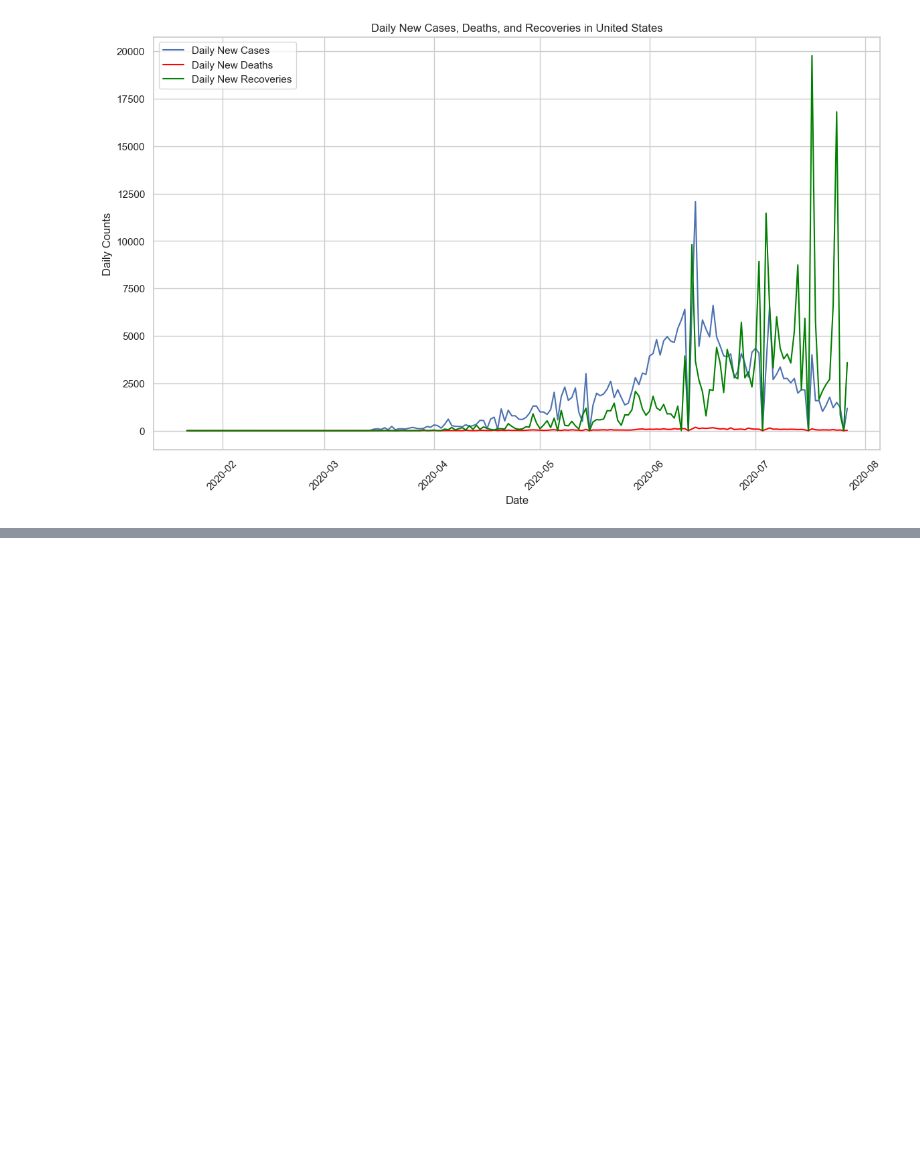
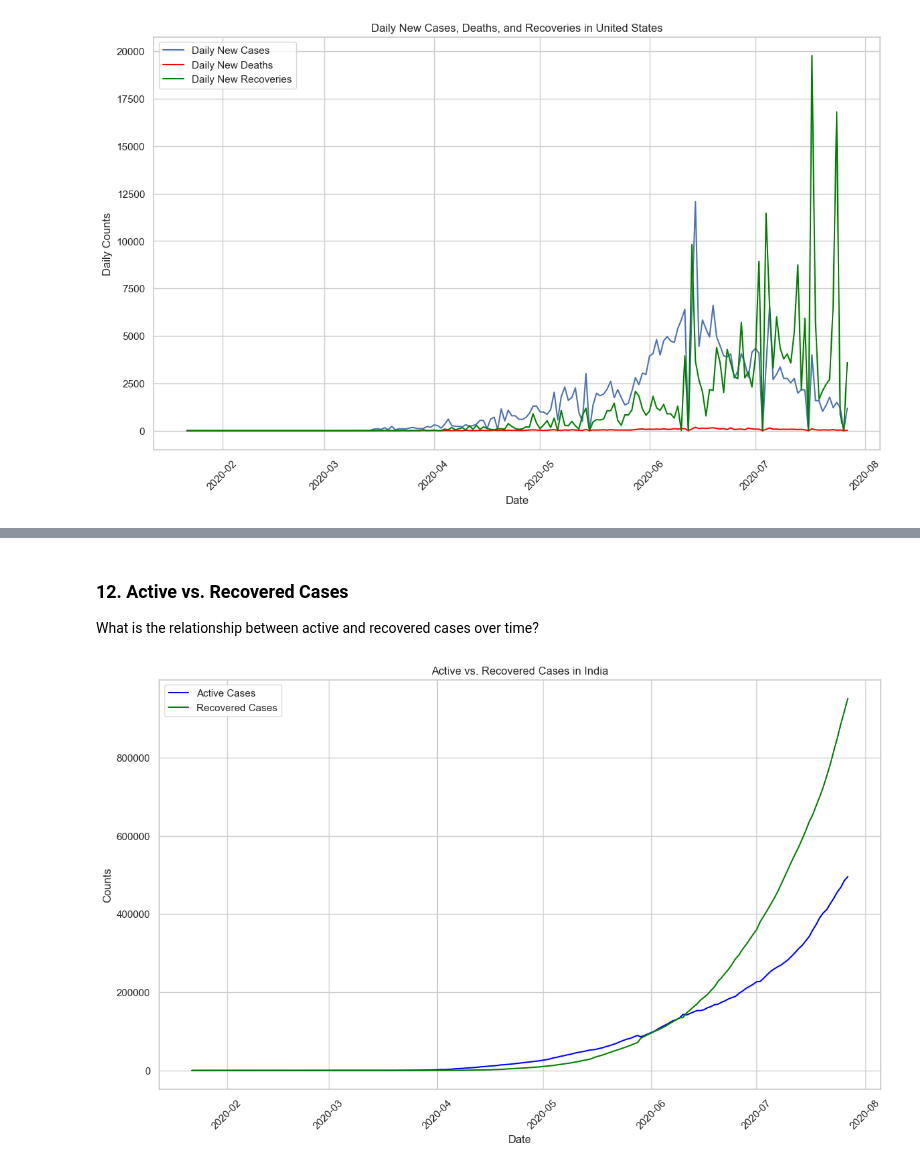
Before and after one commit to iammuhammadhassaan/ml_projects, a Jupyter notebook: 14_covid_19_project/notebooks/01_covid_19_project.ipynb, the cells around one changed output, grey strips where cells are left out. Cells and saved outputs as stored; diff of their text form; code cells hidden in the pictures; blank space fills up the shorter version.

```diff
--- a/14_covid_19_project/notebooks/01_covid_19_project.ipynb
+++ b/14_covid_19_project/notebooks/01_covid_19_project.ipynb
@@ -807,0 +835,20 @@ plt.show()
+# %% [markdown]
+### 12. Active vs. Recovered Cases
+
+What is the relationship between active and recovered cases over time?
+# %%
+# filter data for a sample country let's say 'India'
+sample_country = df_full_grouped[df_full_grouped['Country/Region'] == 'India']
+
+# plot active vs. recovered cases over time
+plt.figure(figsize=(14, 8))
+sns.lineplot(x='Date', y='Active', data=sample_country, label='Active Cases', color='blue')
+sns.lineplot(x='Date', y='Recovered', data=sample_country, label='Recovered Cases', color='green')
+plt.title('Active vs. Recovered Cases in India')
+plt.xlabel('Date')
+plt.ylabel('Counts')
+plt.legend()
+plt.xticks(rotation=45)
+plt.show()
+# %% [output]
+[figure, added]
```
Also changed, not shown: parts of 38 cells of this notebook.
